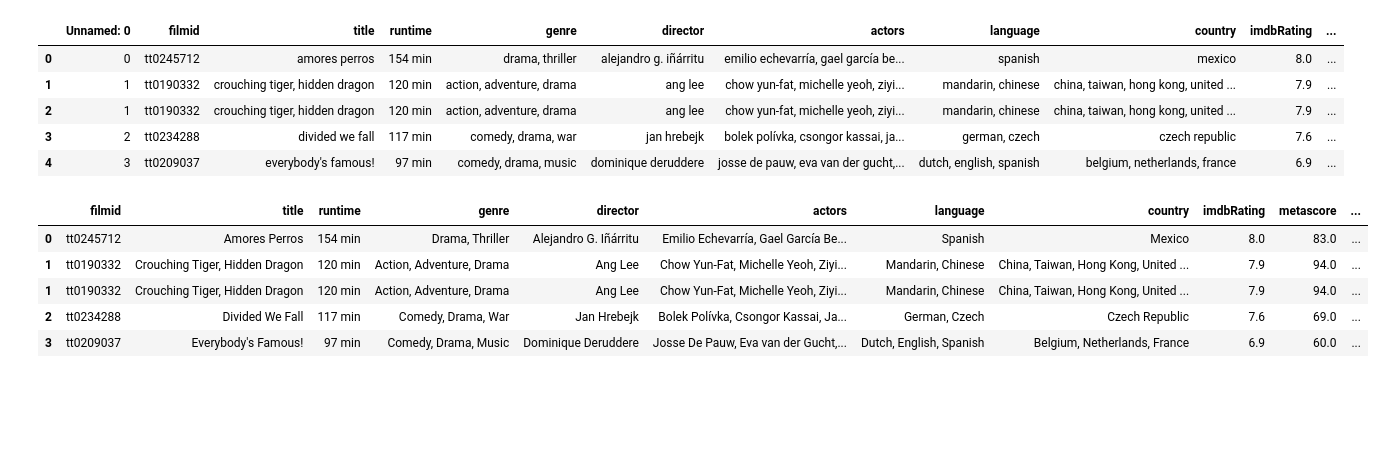
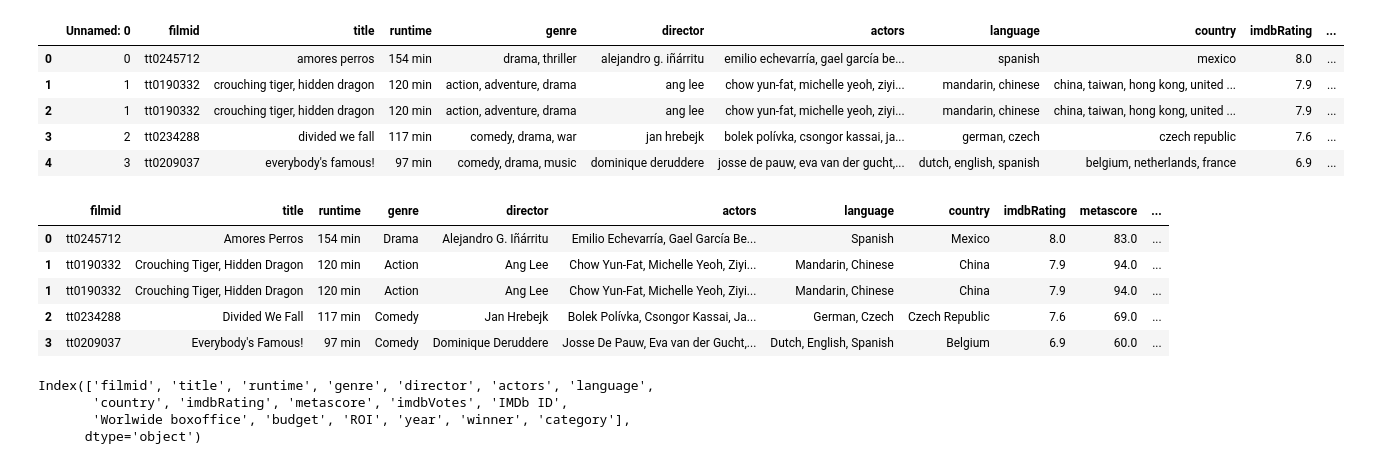
Before and after one commit to FranBretones/Proyecto-Oscars, a Jupyter notebook: project_oscar copia.ipynb, the cells around one changed output. Cells and saved outputs as stored; diff of their text form; code cells hidden in the pictures; blank space fills up the shorter version.

Commit message:
final_data set update-clean genre and country

```diff
--- a/project_oscar copia.ipynb
+++ b/project_oscar copia.ipynb
@@ -931,11 +931,11 @@ df_final = df_imdb.join(df_financial_info, how='inner')
 # %%
 df_final = df_final.join(df_kaggle.set_index('filmid')[['year','winner', 'category']], on='filmid', how='inner')
 # %%
-df_final.head()
+df_final.head(5)
 # %% [output]
 |  | filmid | title | runtime | genre | director | actors | language | country | imdbRating | metascore | ... |
-| 0 | tt0245712 | Amores Perros | 154 min | Drama, Thriller | Alejandro G. Iñárritu | Emilio Echevarría, Gael García Be... | Spanish | Mexico | 8.0 | 83.0 | ... |
-| 1 | tt0190332 | Crouching Tiger, Hidden Dragon | 120 min | Action, Adventure, Drama | Ang Lee | Chow Yun-Fat, Michelle Yeoh, Ziyi... | Mandarin, Chinese | China, Taiwan, Hong Kong, United ... | 7.9 | 94.0 | ... |
-| 1 | tt0190332 | Crouching Tiger, Hidden Dragon | 120 min | Action, Adventure, Drama | Ang Lee | Chow Yun-Fat, Michelle Yeoh, Ziyi... | Mandarin, Chinese | China, Taiwan, Hong Kong, United ... | 7.9 | 94.0 | ... |
-| 2 | tt0234288 | Divided We Fall | 117 min | Comedy, Drama, War | Jan Hrebejk | Bolek Polívka, Csongor Kassai, Ja... | German, Czech | Czech Republic | 7.6 | 69.0 | ... |
-| 3 | tt0209037 | Everybody's Famous! | 97 min | Comedy, Drama, Music | Dominique Deruddere | Josse De Pauw, Eva van der Gucht,... | Dutch, English, Spanish | Belgium, Netherlands, France | 6.9 | 60.0 | ... |
+| 0 | tt0245712 | Amores Perros | 154 min | Drama | Alejandro G. Iñárritu | Emilio Echevarría, Gael García Be... | Spanish | Mexico | 8.0 | 83.0 | ... |
+| 1 | tt0190332 | Crouching Tiger, Hidden Dragon | 120 min | Action | Ang Lee | Chow Yun-Fat, Michelle Yeoh, Ziyi... | Mandarin, Chinese | China | 7.9 | 94.0 | ... |
+| 1 | tt0190332 | Crouching Tiger, Hidden Dragon | 120 min | Action | Ang Lee | Chow Yun-Fat, Michelle Yeoh, Ziyi... | Mandarin, Chinese | China | 7.9 | 94.0 | ... |
+| 2 | tt0234288 | Divided We Fall | 117 min | Comedy | Jan Hrebejk | Bolek Polívka, Csongor Kassai, Ja... | German, Czech | Czech Republic | 7.6 | 69.0 | ... |
+| 3 | tt0209037 | Everybody's Famous! | 97 min | Comedy | Dominique Deruddere | Josse De Pauw, Eva van der Gucht,... | Dutch, English, Spanish | Belgium | 6.9 | 60.0 | ... |
@@ -943,0 +949,7 @@ df_final.to_csv('final_dataset.csv',index=False)
+# %%
+df.columns
+# %% [output]
+Index(['filmid', 'title', 'runtime', 'genre', 'director', 'actors', 'language',
+       'country', 'imdbRating', 'metascore', 'imdbVotes', 'IMDb ID',
+       'Worlwide boxoffice', 'budget', 'ROI', 'year', 'winner', 'category'],
+      dtype='object')
```
Also changed, not shown: parts of 2 cells of this notebook, 1 other file.
